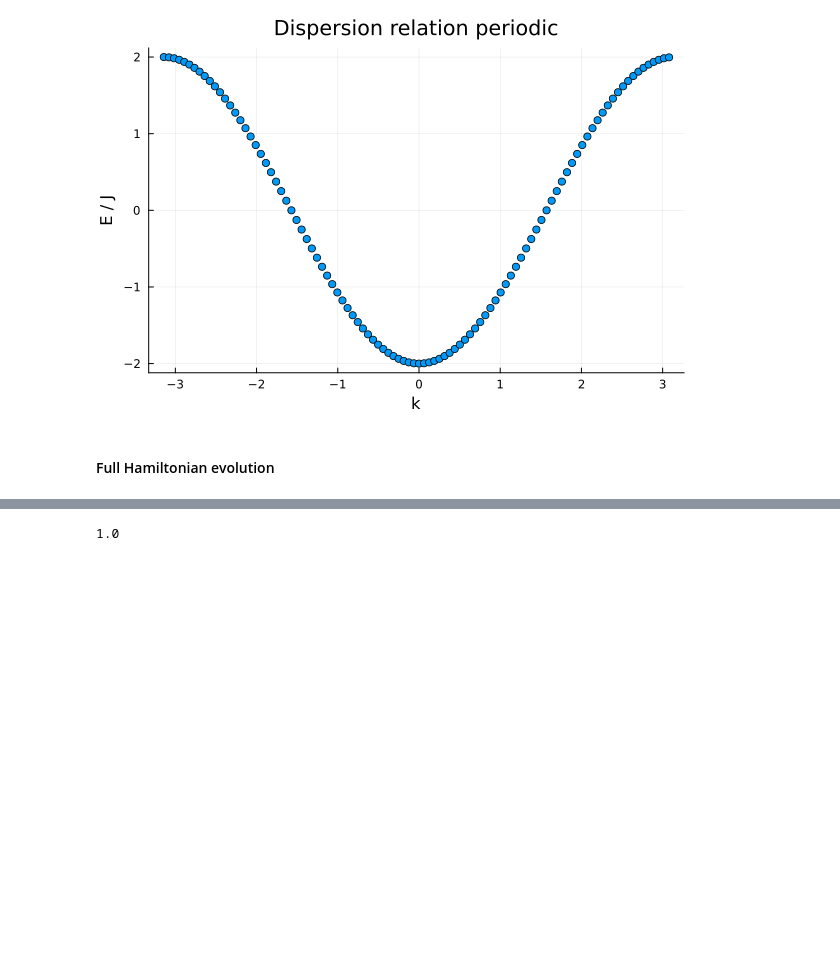
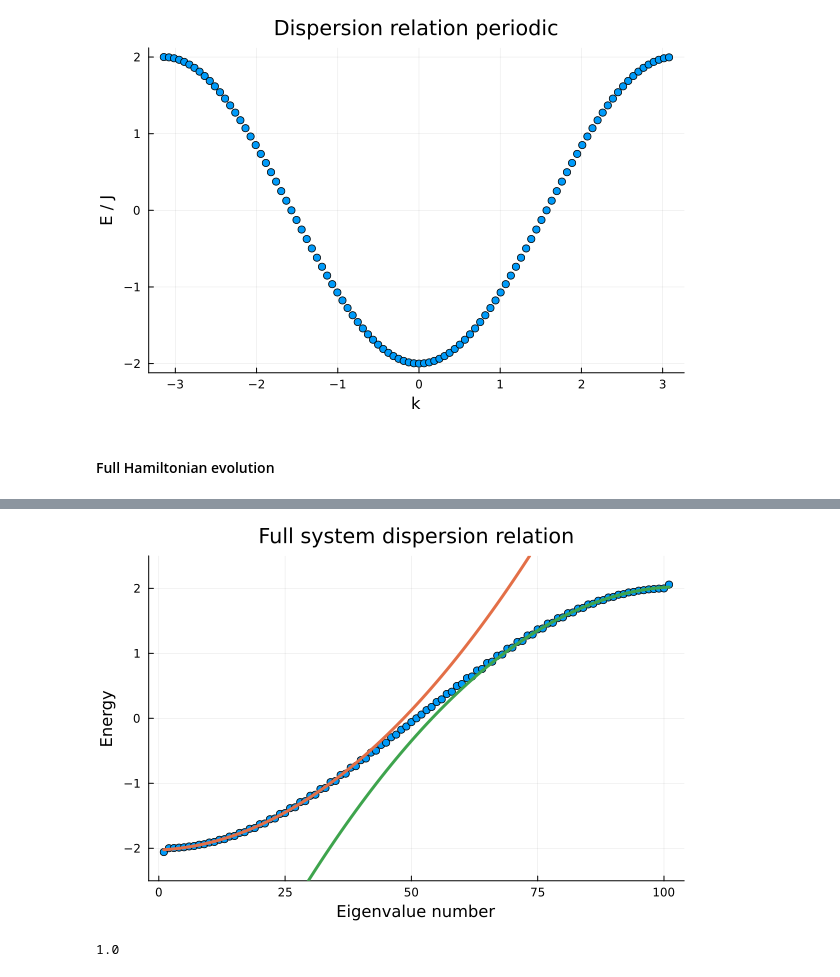
Before and after one commit to spaniego/SergioPhDRepo, a Jupyter notebook: 1d_photonic.ipynb, the cells around one changed output, grey strips where cells are left out. Saved outputs shown, nothing was run; the diff lists cells and outputs as text; code cells hidden in the pictures; blank space fills up the shorter version.

```diff
--- a/1d_photonic.ipynb
+++ b/1d_photonic.ipynb
@@ -130,3 +171,7 @@ scatter(k_evals, evals[sort], title="Dispersion relation periodic", xlab="k", yl
 [figure]
 # %% [markdown]
 <h4>Full Hamiltonian evolution</h4>
+# %%
+# params
+δ = 0   # detuning
+g = 1 # atom light coupling
@@ -132,0 +180,11 @@ scatter(k_evals, evals[sort], title="Dispersion relation periodic", xlab="k", yl
+# %%
+# 1 excitation subspace full hamiltonian in the reciprocal basis
+# evals_bath = evals
+H_full = zeros(N+1,N+1)
+H_full[2:end,2:end] = Diagonal(evals_bath) # (periodic) bath part in k basis |k><k'|
+H_full[1,1] = δ # |e><e|
+H_full[1,2:end] = ones(N) .* g ./ √N # atom absorbs a photon from bath |e,vac><g,k|
+H_full[2:end,1] = ones(N) .* g ./ √N # atom emits a photon into the bath |g,k><e,vac|
+
+evals, evecs = eigen(H_full)
+H_full
@@ -133 +209,10 @@ scatter(k_evals, evals[sort], title="Dispersion relation periodic", xlab="k", yl
+# %%
+x = collect(1:length(evals))
+p1_fit = fit(x[1:25], evals[1:25], 2)
+p2_fit = fit(x[end-25:end], evals[end-25:end], 2)
+scatter(1:length(evals) , evals, title="Full system dispersion relation", xlab="Eigenvalue number", ylab="Energy", legend=false)
+plot!(x, p1_fit.(x), ylim=(-2.5,2.5), label="Parabola 1", lw=3)
+plot!(x, p2_fit.(x), ylim=(-2.5,2.5), label="Parabola 2", lw=3)
+# %% [output]
+[figure, added]
 # %%
```
Also changed, not shown: parts of 13 cells of this notebook.
